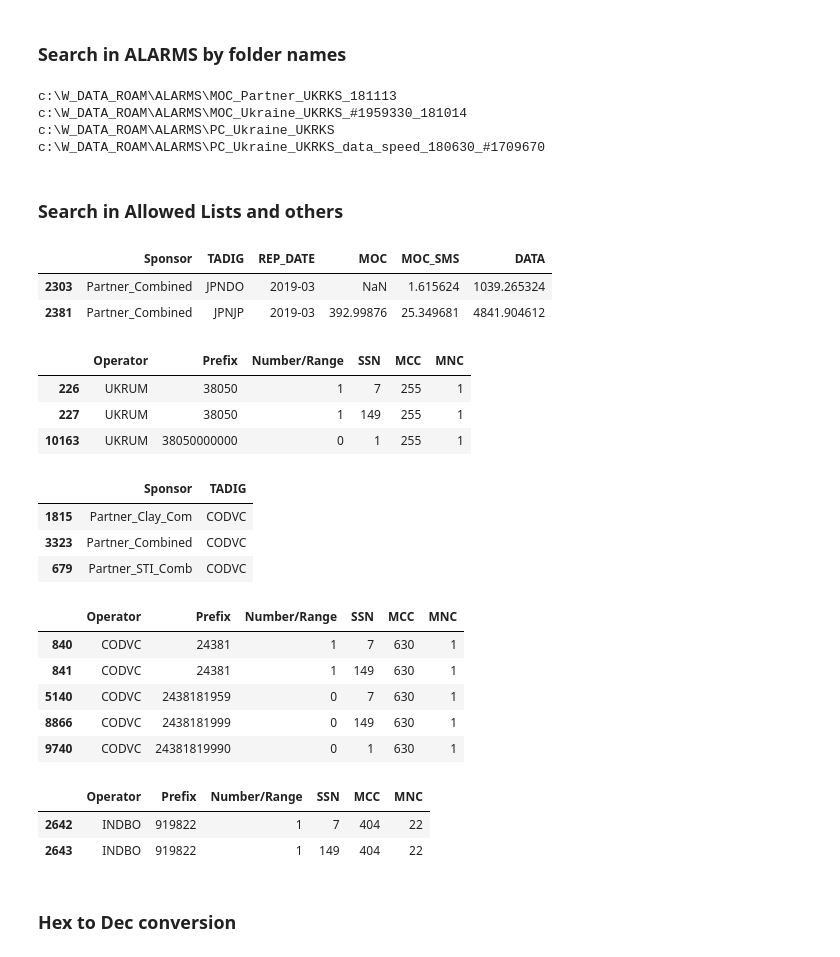
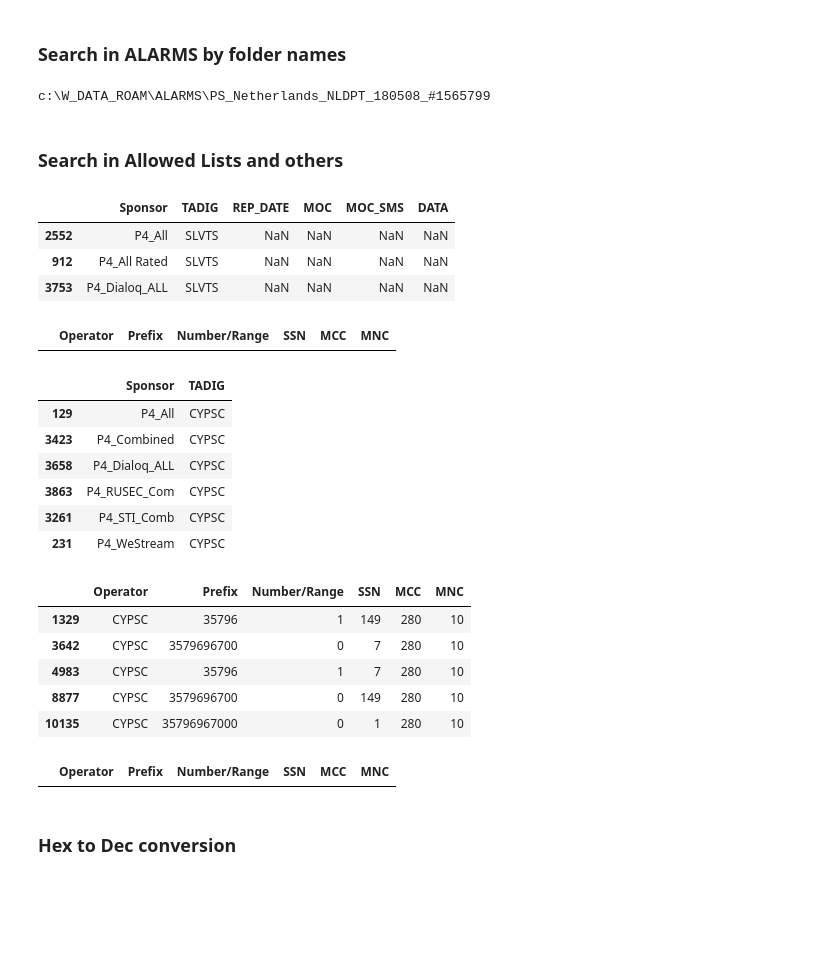
Before and after one commit to balobinp/RB_BD, a Jupyter notebook: RB_Desctop_Python3.ipynb, the cells around one changed output. Saved outputs shown, nothing was run; the diff lists cells and outputs as text; code cells hidden in the pictures; blank space fills up the shorter version.

```diff
--- a/RB_Desctop_Python3.ipynb
+++ b/RB_Desctop_Python3.ipynb
@@ -299,24 +398,23 @@ and once in the middle of the month."
 # %%
 import os
 
-paths = ['c:/W_DATA_ROAM/ALARMS/',
+paths = [
+         r'c:/W_DATA_ROAM/ALARMS/',
+#          r'c:/W_DATA_ROAM/ДОКУМЕНТАЦИЯ/PRICES/',
         ]
 
 for path in paths:
     names = os.listdir(path)
-    [print(normpath(path + name)) for name in names if name.upper().find('UKRKS')!=-1]
+    [print(normpath(path + name)) for name in names if name.upper().find('NLDPT')!=-1]
 # %% [output]
-c:\W_DATA_ROAM\ALARMS\MOC_Partner_UKRKS_181113
-c:\W_DATA_ROAM\ALARMS\MOC_Ukraine_UKRKS_#1959330_181014
-c:\W_DATA_ROAM\ALARMS\PC_Ukraine_UKRKS
-c:\W_DATA_ROAM\ALARMS\PC_Ukraine_UKRKS_data_speed_180630_#1709670
+c:\W_DATA_ROAM\ALARMS\PS_Netherlands_NLDPT_180508_#1565799
 # %% [markdown]
 ### Search in Allowed Lists and others
 # %%
 downloads = 'C:/Users/balob/Downloads'
-dmi_allowed_list = 'DMI.dmi_allowed_list_export_Thu_Apr_18_2019.csv'
+dmi_allowed_list = 'DMI.dmi_allowed_list_export_Sat_Jun_29_2019.csv'
 dmi_netpfx = 'DMI.dmi_netpfx_export_Wed_Mar_20_2019.csv'
-bss_usage = 'bss_usage_2019_03.csv'
+bss_usage = 'bss_usage_2019_06.csv'
 
 #Like expression for Allowed List
 df_al=pd.read_csv(join(downloads, dmi_allowed_list))
@@ -337,48 +435,47 @@ df_np=pd.read_csv(join(downloads, dmi_netpfx))
 #df_did=pd.read_csv('HRR.hrr_did_export_Wed_Aug_08_2018.csv')
 #f_tap_ocs=pd.read_csv('tap_ocs_analysis_180817.csv')
 # %%
-sponsor = 'combined' # Use regular expressions if it's needed
-tadig = 'JPN'
+sponsor = 'p4' # Use regular expressions if it's needed
+tadig = 'SLV'
 
 df_al.loc[(df_al['TADIG'].str.startswith(tadig, na=False)) &
           (df_al['Sponsor'].str.contains(sponsor, na=False, regex=True, flags=re.I)),
           ['Sponsor','TADIG','REP_DATE','MOC','MOC_SMS','DATA']].sort_values(by=['Sponsor','TADIG'])
 # %% [output]
 |  | Sponsor | TADIG | REP_DATE | MOC | MOC_SMS | DATA |
-| 2303 | Partner_Combined | JPNDO | 2019-03 | NaN | 1.615624 | 1039.265324 |
-| 2381 | Partner_Combined | JPNJP | 2019-03 | 392.99876 | 25.349681 | 4841.904612 |
+| 2552 | P4_All | SLVTS | NaN | NaN | NaN | NaN |
+| 912 | P4_All Rated | SLVTS | NaN | NaN | NaN | NaN |
+| 3753 | P4_Dialoq_ALL | SLVTS | NaN | NaN | NaN | NaN |
 # %%
-df_np[(df_np.Operator.str.startswith('UKRUM',na=False))] #.to_csv(join(downloads,'Prefix.csv')) # & (df_np.SSN==7)
+df_np[(df_np.Operator.str.startswith('INDAT',na=False))] #.to_csv(join(downloads,'Prefix.csv')) # & (df_np.SSN==7)
 # %% [output]
 |  | Operator | Prefix | Number/Range | SSN | MCC | MNC |
-| 226 | UKRUM | 38050 | 1 | 7 | 255 | 1 |
-| 227 | UKRUM | 38050 | 1 | 149 | 255 | 1 |
-| 10163 | UKRUM | 38050000000 | 0 | 1 | 255 | 1 |
 # %%
-plmn = 'CODVC'
+plmn = 'CYPSC'
 df1 = df_al.loc[(df_al['TADIG'].str.startswith(plmn, na=False)) &
           (df_al['Sponsor'].str.contains('', na=False)), ['Sponsor','TADIG']].sort_values(by=['Sponsor','TADIG'])
 df2 = df_np[(df_np.Operator.str.startswith(plmn,na=False))] #.to_csv(join(downloads,'Prefix.csv')) # & (df_np.SSN==7)
 display(df1)
 display(df2)
 # %% [output]
 |  | Sponsor | TADIG |
-| 1815 | Partner_Clay_Com | CODVC |
-| 3323 | Partner_Combined | CODVC |
-| 679 | Partner_STI_Comb | CODVC |
+| 129 | P4_All | CYPSC |
+| 3423 | P4_Combined | CYPSC |
+| 3658 | P4_Dialoq_ALL | CYPSC |
+| 3863 | P4_RUSEC_Com | CYPSC |
+| 3261 | P4_STI_Comb | CYPSC |
+| 231 | P4_WeStream | CYPSC |
 |  | Operator | Prefix | Number/Range | SSN | MCC | MNC |
-| 840 | CODVC | 24381 | 1 | 7 | 630 | 1 |
-| 841 | CODVC | 24381 | 1 | 149 | 630 | 1 |
-| 5140 | CODVC | 2438181959 | 0 | 7 | 630 | 1 |
-| 8866 | CODVC | 2438181999 | 0 | 149 | 630 | 1 |
-| 9740 | CODVC | 24381819990 | 0 | 1 | 630 | 1 |
+| 1329 | CYPSC | 35796 | 1 | 149 | 280 | 10 |
+| 3642 | CYPSC | 3579696700 | 0 | 7 | 280 | 10 |
+| 4983 | CYPSC | 35796 | 1 | 7 | 280 | 10 |
+| 8877 | CYPSC | 3579696700 | 0 | 149 | 280 | 10 |
+| 10135 | CYPSC | 35796967000 | 0 | 1 | 280 | 10 |
 # %%
 str(df_np[(df_np.Prefix.str.startswith('6683',na=False))].Prefix.unique().tolist())
-df_np[(df_np.Prefix.str.startswith('919822',na=False))]
+df_np[(df_np.Prefix.str.startswith('6688888',na=False))]
 # %% [output]
 |  | Operator | Prefix | Number/Range | SSN | MCC | MNC |
-| 2642 | INDBO | 919822 | 1 | 7 | 404 | 22 |
-| 2643 | INDBO | 919822 | 1 | 149 | 404 | 22 |
 # %% [markdown]
 ### Hex to Dec conversion
 # %%
```
Also changed, not shown: parts of 27 cells of this notebook, 23 other files.
